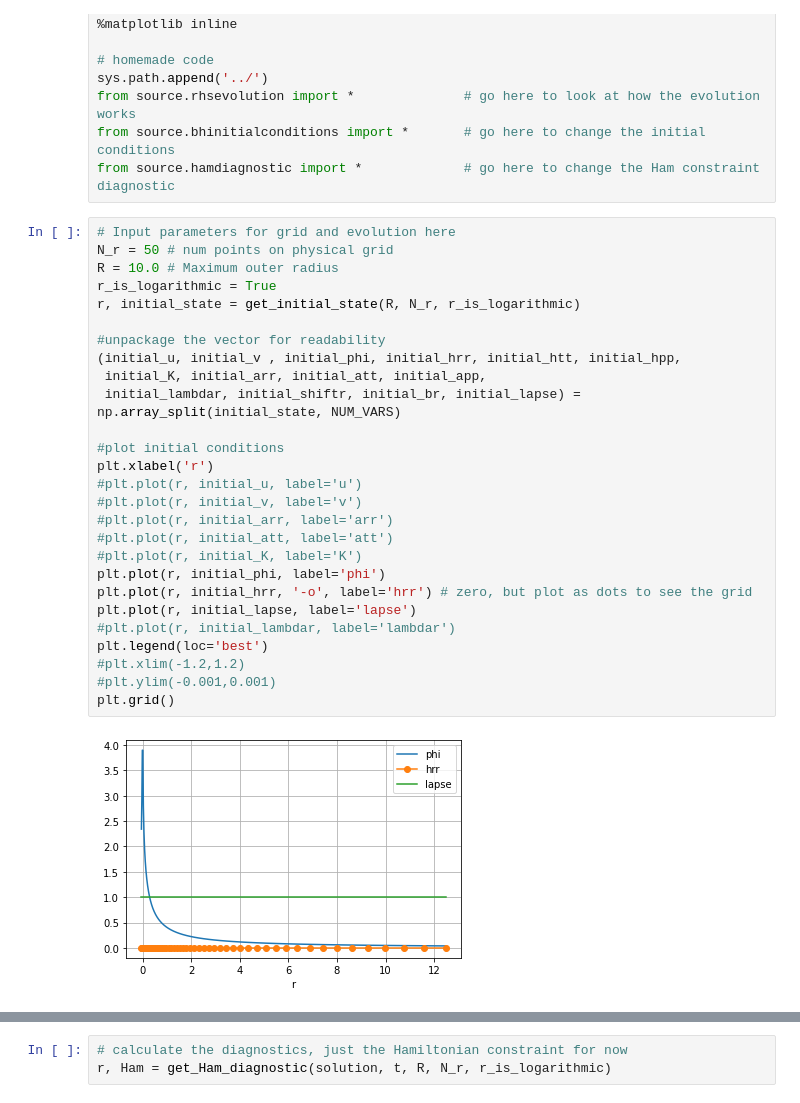
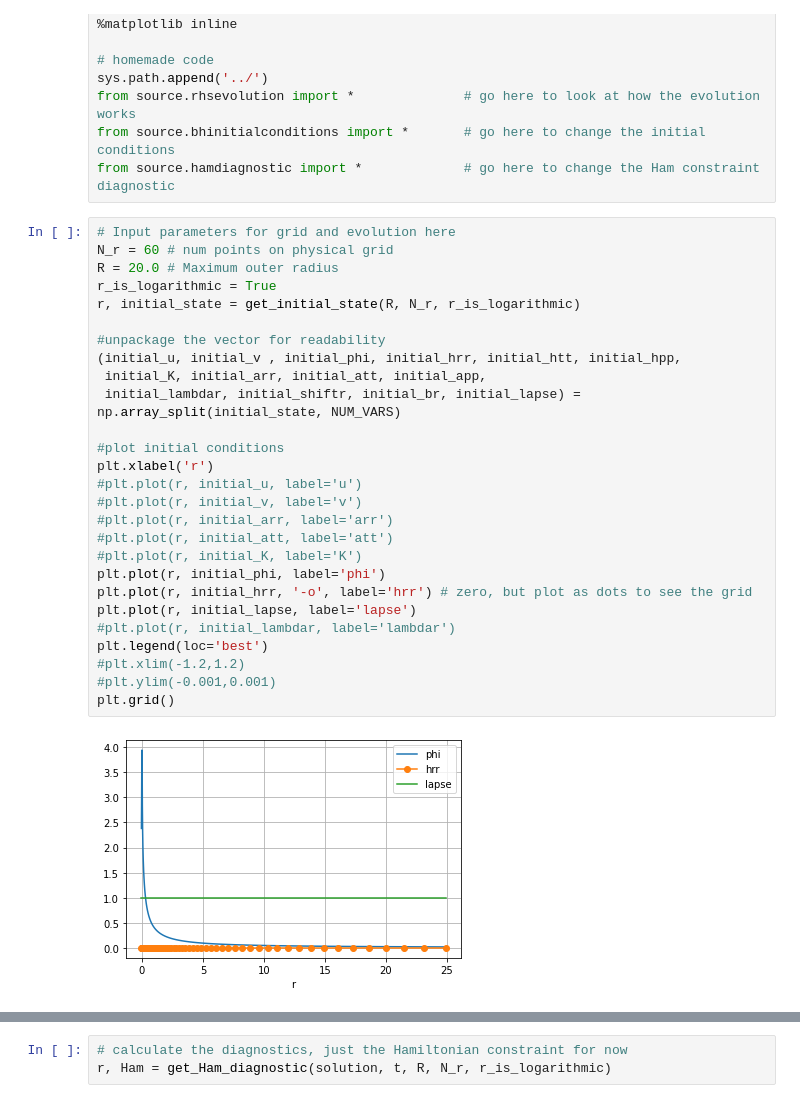
Before and after one commit to GRTLCollaboration/engrenage, a Jupyter notebook: examples/BHEvolution.ipynb, the cells around one changed output, grey strips where cells are left out. Saved outputs shown, nothing was run; the diff lists cells and outputs as text.

```diff
--- a/examples/BHEvolution.ipynb
+++ b/examples/BHEvolution.ipynb
@@ -26,33 +26,33 @@ from source.bhinitialconditions import *       # go here to change the initial c
 from source.hamdiagnostic import *             # go here to change the Ham constraint diagnostic
 # %%
 # Input parameters for grid and evolution here
-N_r = 50 # num points on physical grid
-R = 10.0 # Maximum outer radius
+N_r = 60 # num points on physical grid
+R = 20.0 # Maximum outer radius
 r_is_logarithmic = True
 r, initial_state = get_initial_state(R, N_r, r_is_logarithmic)
 
 #unpackage the vector for readability
 (initial_u, initial_v , initial_phi, initial_hrr, initial_htt, initial_hpp,
  initial_K, initial_arr, initial_att, initial_app,
  initial_lambdar, initial_shiftr, initial_br, initial_lapse) = np.array_split(initial_state, NUM_VARS)
 
 #plot initial conditions
 plt.xlabel('r')
 #plt.plot(r, initial_u, label='u')
 #plt.plot(r, initial_v, label='v')
 #plt.plot(r, initial_arr, label='arr')
 #plt.plot(r, initial_att, label='att')
 #plt.plot(r, initial_K, label='K')
 plt.plot(r, initial_phi, label='phi')
 plt.plot(r, initial_hrr, '-o', label='hrr') # zero, but plot as dots to see the grid
 plt.plot(r, initial_lapse, label='lapse')
 #plt.plot(r, initial_lambdar, label='lambdar')
 plt.legend(loc='best')
 #plt.xlim(-1.2,1.2)
 #plt.ylim(-0.001,0.001)
 plt.grid()
 # %% [output]
-[figure, old version]
+[figure, new version]
 # %%
 # check the Hamiltonian constraint initially satisfied
 r, Ham = get_Ham_diagnostic(initial_state, np.array([0]), R, N_r, r_is_logarithmic)
```
Also changed, not shown: parts of 5 cells of this notebook, 8 other files.
